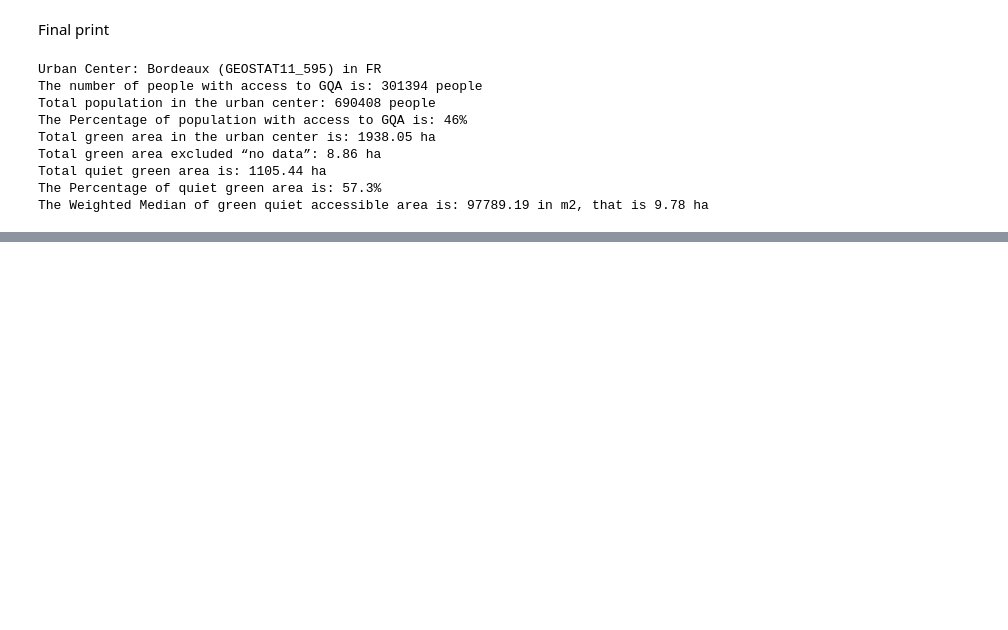
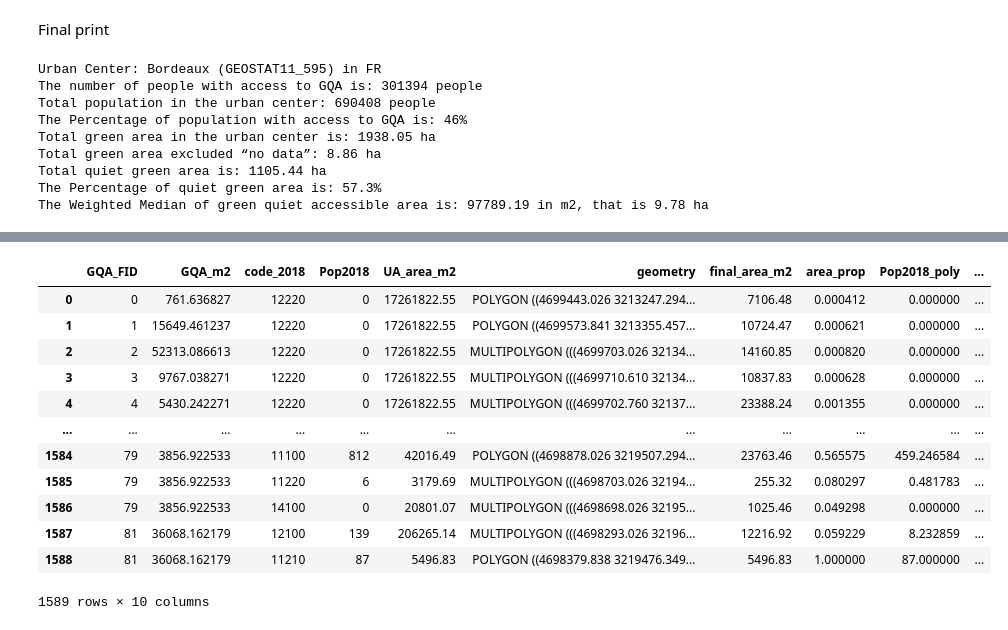
Before and after one commit to ubachr/GQA, a Jupyter notebook: dev/03_Postprocessing_Totals_duplicate5.ipynb, the cells around one changed output, grey strips where cells are left out. Drawn from its saved outputs; the diff is of its cells as text; code cells hidden in the pictures; blank space fills up the shorter version.

```diff
--- a/dev/03_Postprocessing_Totals_duplicate5.ipynb
+++ b/dev/03_Postprocessing_Totals_duplicate5.ipynb
@@ -1363,0 +1638,3 @@ The Weighted Median of green quiet accessible area is: 97789.19 in m2, that is 9
+# %%
+ua = gpd.read_file(file_path, layer= ua_path[:-5],
+             columns= ['code_2018','Pop2018','geometry'])
@@ -1363,0 +1871,16 @@ The Weighted Median of green quiet accessible area is: 97789.19 in m2, that is 9
+# %%
+SA_GQA_ua
+# %% [output]
+|  | GQA_FID | GQA_m2 | code_2018 | Pop2018 | UA_area_m2 | geometry | final_area_m2 | area_prop | Pop2018_poly | ... |
+| 0 | 0 | 761.636827 | 12220 | 0 | 17261822.55 | POLYGON ((4699443.026 3213247.294... | 7106.48 | 0.000412 | 0.000000 | ... |
+| 1 | 1 | 15649.461237 | 12220 | 0 | 17261822.55 | POLYGON ((4699573.841 3213355.457... | 10724.47 | 0.000621 | 0.000000 | ... |
+| 2 | 2 | 52313.086613 | 12220 | 0 | 17261822.55 | MULTIPOLYGON (((4699703.026 32134... | 14160.85 | 0.000820 | 0.000000 | ... |
+| 3 | 3 | 9767.038271 | 12220 | 0 | 17261822.55 | MULTIPOLYGON (((4699710.610 32134... | 10837.83 | 0.000628 | 0.000000 | ... |
+| 4 | 4 | 5430.242271 | 12220 | 0 | 17261822.55 | MULTIPOLYGON (((4699702.760 32137... | 23388.24 | 0.001355 | 0.000000 | ... |
+| ... | ... | ... | ... | ... | ... | ... | ... | ... | ... | ... |
+| 1584 | 79 | 3856.922533 | 11100 | 812 | 42016.49 | POLYGON ((4698878.026 3219507.294... | 23763.46 | 0.565575 | 459.246584 | ... |
+| 1585 | 79 | 3856.922533 | 11220 | 6 | 3179.69 | MULTIPOLYGON (((4698703.026 32194... | 255.32 | 0.080297 | 0.481783 | ... |
+| 1586 | 79 | 3856.922533 | 14100 | 0 | 20801.07 | MULTIPOLYGON (((4698698.026 32195... | 1025.46 | 0.049298 | 0.000000 | ... |
+| 1587 | 81 | 36068.162179 | 12100 | 139 | 206265.14 | MULTIPOLYGON (((4698293.026 32196... | 12216.92 | 0.059229 | 8.232859 | ... |
+| 1588 | 81 | 36068.162179 | 11210 | 87 | 5496.83 | POLYGON ((4698379.838 3219476.349... | 5496.83 | 1.000000 | 87.000000 | ... |
+1589 rows × 10 columns
```
Also changed, not shown: parts of 31 cells of this notebook, 19 other files.
